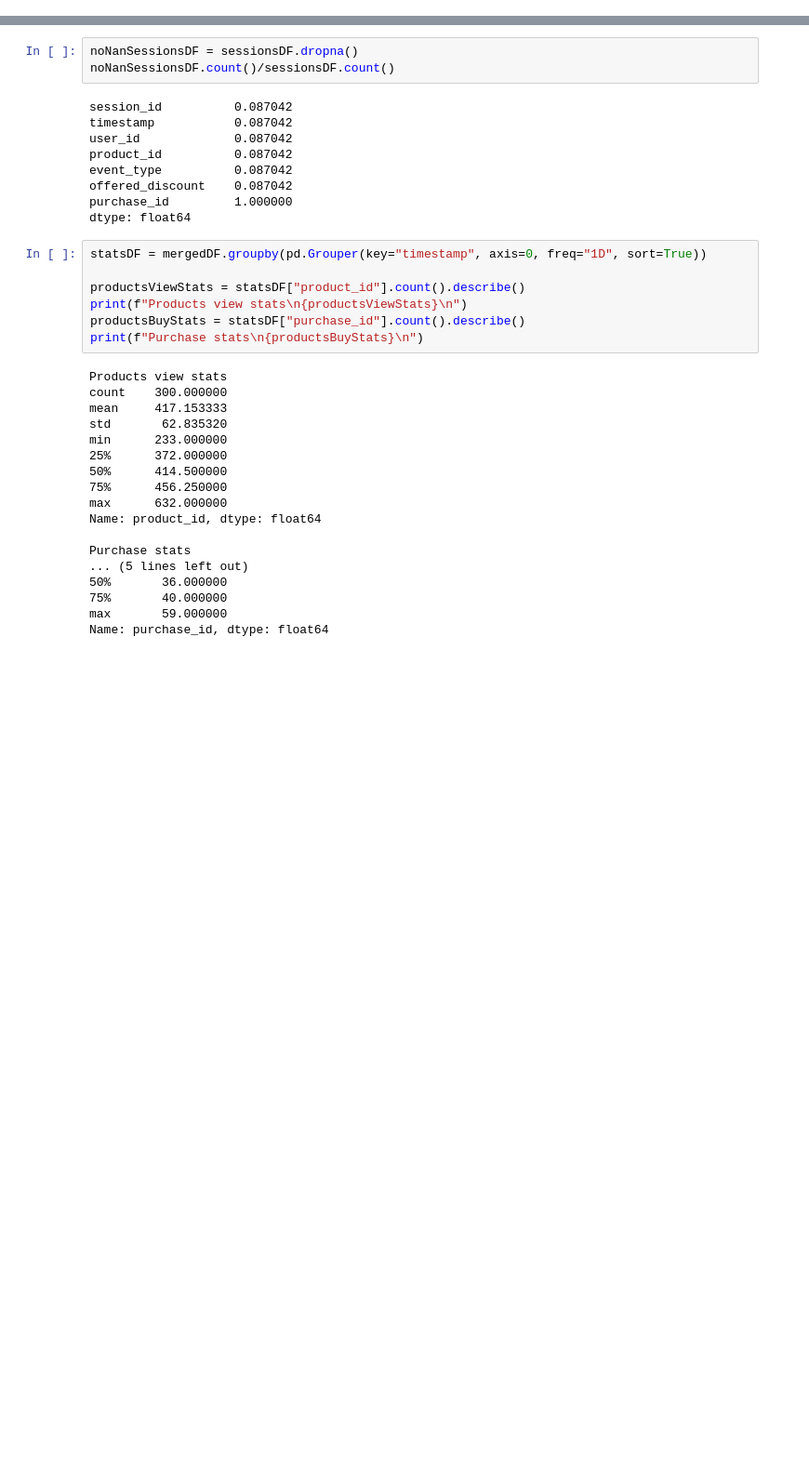
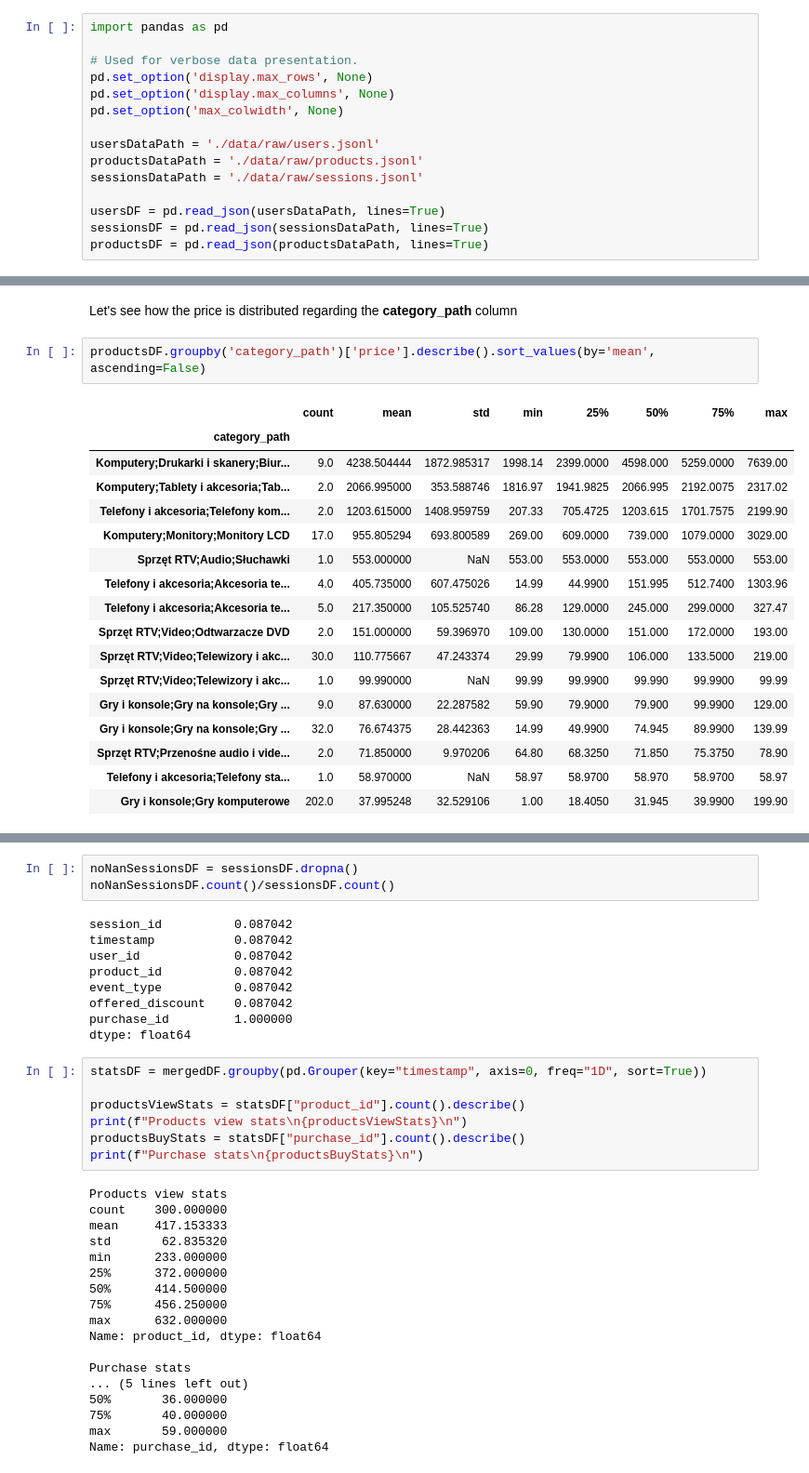
Before and after one commit to SwirtaB/IUM_Recommendation-system, a Jupyter notebook: notebooks/data_analysis.ipynb, the cells around one changed output, grey strips where cells are left out. Shown at 93% size. Drawn from its saved outputs; the diff is of its cells as text; blank space fills up the shorter version.

Commit message:
Perform product data analysis
Search for missing values, duplicates,
abnormal data records and features correlation.
Results stored in data_analysis.ipynb notebook.

```diff
--- a/notebooks/data_analysis.ipynb
+++ b/notebooks/data_analysis.ipynb
@@ -42,0 +61,15 @@ dtype: int64
+# %%
+import pandas as pd
+
+# Used for verbose data presentation.
+pd.set_option('display.max_rows', None)
+pd.set_option('display.max_columns', None)
+pd.set_option('max_colwidth', None)
+
+usersDataPath = './data/raw/users.jsonl'
+productsDataPath = './data/raw/products.jsonl'
+sessionsDataPath = './data/raw/sessions.jsonl'
+
+usersDF = pd.read_json(usersDataPath, lines=True)
+sessionsDF = pd.read_json(sessionsDataPath, lines=True)
+productsDF = pd.read_json(productsDataPath, lines=True)
@@ -42,0 +215,22 @@ dtype: int64
+# %% [markdown]
+Let's see how the price is distributed regarding the **category_path** column
+# %%
+productsDF.groupby('category_path')['price'].describe().sort_values(by='mean', ascending=False)
+# %% [output]
+|  | count | mean | std | min | 25% | 50% | 75% | max |
+| category_path |  |  |  |  |  |  |  |  |
+| Komputery;Drukarki i skanery;Biur... | 9.0 | 4238.504444 | 1872.985317 | 1998.14 | 2399.0000 | 4598.000 | 5259.0000 | 7639.00 |
+| Komputery;Tablety i akcesoria;Tab... | 2.0 | 2066.995000 | 353.588746 | 1816.97 | 1941.9825 | 2066.995 | 2192.0075 | 2317.02 |
+| Telefony i akcesoria;Telefony kom... | 2.0 | 1203.615000 | 1408.959759 | 207.33 | 705.4725 | 1203.615 | 1701.7575 | 2199.90 |
+| Komputery;Monitory;Monitory LCD | 17.0 | 955.805294 | 693.800589 | 269.00 | 609.0000 | 739.000 | 1079.0000 | 3029.00 |
+| Sprzęt RTV;Audio;Słuchawki | 1.0 | 553.000000 | NaN | 553.00 | 553.0000 | 553.000 | 553.0000 | 553.00 |
+| Telefony i akcesoria;Akcesoria te... | 4.0 | 405.735000 | 607.475026 | 14.99 | 44.9900 | 151.995 | 512.7400 | 1303.96 |
+| Telefony i akcesoria;Akcesoria te... | 5.0 | 217.350000 | 105.525740 | 86.28 | 129.0000 | 245.000 | 299.0000 | 327.47 |
+| Sprzęt RTV;Video;Odtwarzacze DVD | 2.0 | 151.000000 | 59.396970 | 109.00 | 130.0000 | 151.000 | 172.0000 | 193.00 |
+| Sprzęt RTV;Video;Telewizory i akc... | 30.0 | 110.775667 | 47.243374 | 29.99 | 79.9900 | 106.000 | 133.5000 | 219.00 |
+| Sprzęt RTV;Video;Telewizory i akc... | 1.0 | 99.990000 | NaN | 99.99 | 99.9900 | 99.990 | 99.9900 | 99.99 |
+| Gry i konsole;Gry na konsole;Gry ... | 9.0 | 87.630000 | 22.287582 | 59.90 | 79.9000 | 79.900 | 99.9900 | 129.00 |
+| Gry i konsole;Gry na konsole;Gry ... | 32.0 | 76.674375 | 28.442363 | 14.99 | 49.9900 | 74.945 | 89.9900 | 139.99 |
+| Sprzęt RTV;Przenośne audio i vide... | 2.0 | 71.850000 | 9.970206 | 64.80 | 68.3250 | 71.850 | 75.3750 | 78.90 |
+| Telefony i akcesoria;Telefony sta... | 1.0 | 58.970000 | NaN | 58.97 | 58.9700 | 58.970 | 58.9700 | 58.97 |
+| Gry i konsole;Gry komputerowe | 202.0 | 37.995248 | 32.529106 | 1.00 | 18.4050 | 31.945 | 39.9900 | 199.90 |
```
Also changed, not shown: parts of 27 cells of this notebook, 1 other file.
